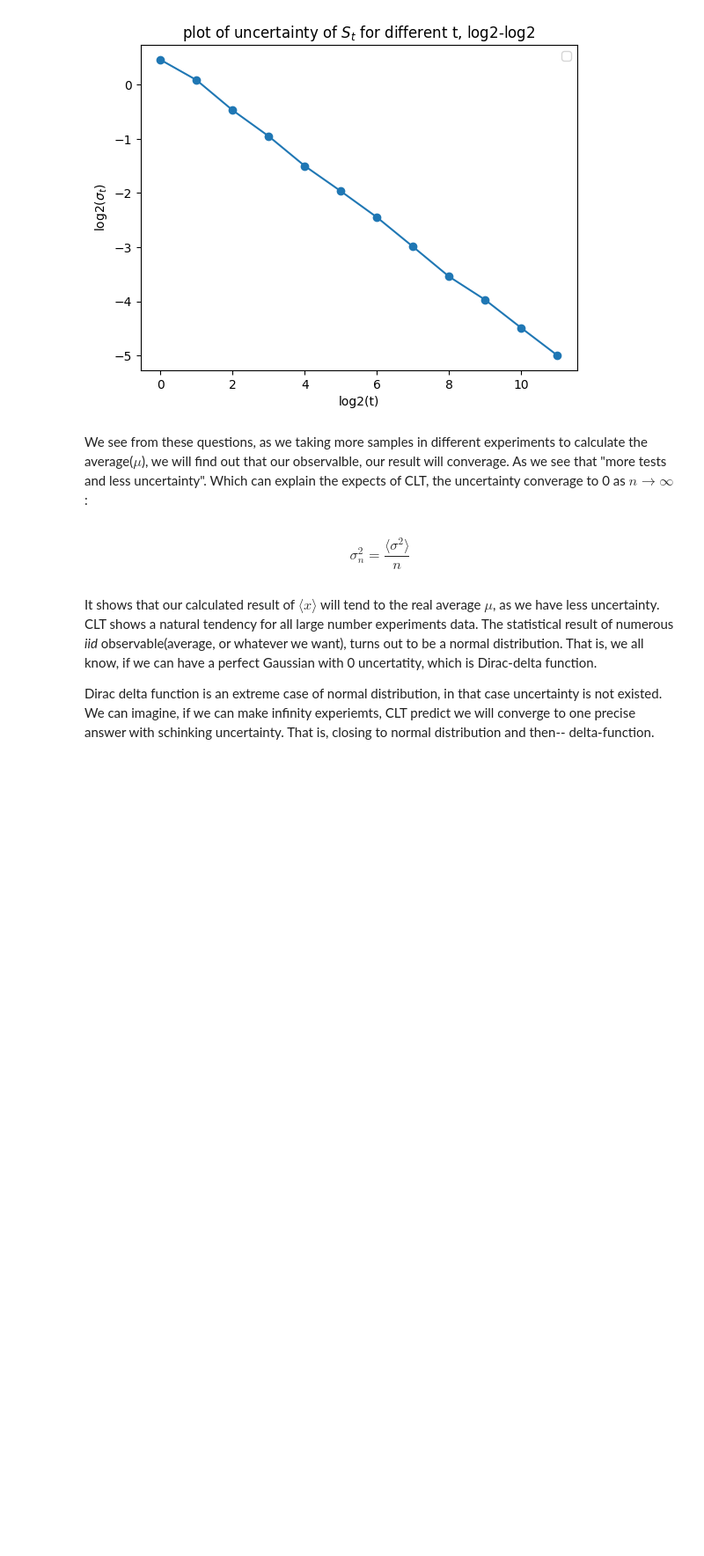
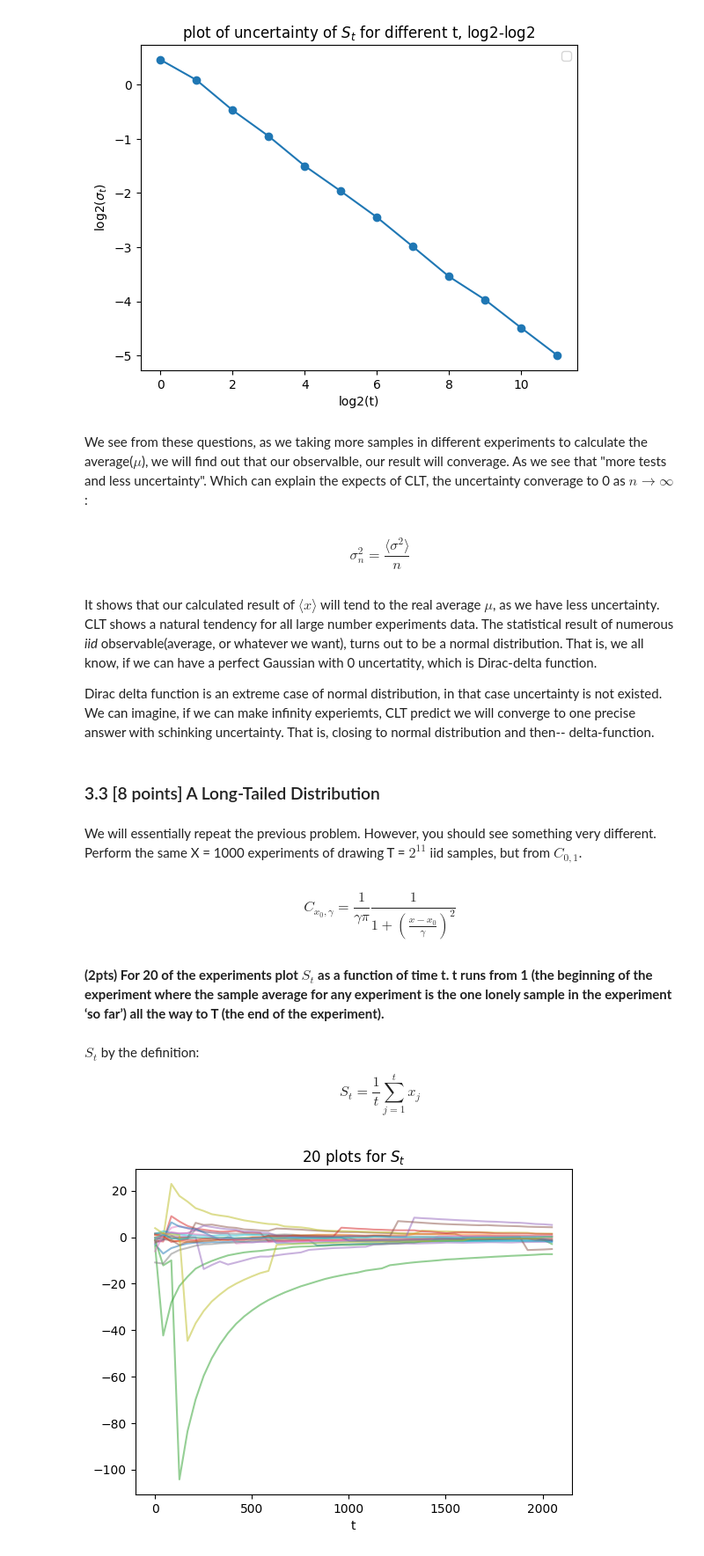
Before and after one commit to LeeYee2002/Computational-Physics-HW, a Jupyter notebook: HW3.ipynb, the cells around one changed output. Shown: that part at 88% size. Cells and saved outputs as stored; diff of their text form; code cells hidden in the pictures; blank space fills up the shorter version.

```diff
--- a/HW3.ipynb
+++ b/HW3.ipynb
@@ -204,3 +205,37 @@ $$\sigma^2_n = \frac{\langle \sigma^2 \rangle}{n}$$
 It shows that our calculated result of $\langle x \rangle$ will tend to the real average $\mu$, as we have less uncertainty. CLT shows a natural tendency for all large number experiments data. The statistical result of numerous *iid* observable(average, or whatever we want), turns out to be a normal distribution. That is, we all know, if we can have a perfect Gaussian with 0 uncertatity, which is Dirac-delta function.
 
 Dirac delta function is an extreme case of normal distribution, in that case uncertainty is not existed. We can imagine, if we can make infinity experiemts, CLT predict we will converge to one precise answer with schinking uncertainty. That is, closing to normal distribution and then-- delta-function.
+# %% [markdown]
+### 3.3 [8 points] A Long-Tailed Distribution
+# %% [markdown]
+We will essentially repeat the previous problem. However, you should see something very different. Perform the same X = 1000 experiments of drawing T = $2^{11}$ iid samples, but from $C_{0,1}$.
+# %% [markdown]
+$$C_{x_0,\gamma} = \frac{1}{\gamma \pi} \frac{1}{ 1 + (\frac{x-x_0}{\gamma})^2}$$
+# %% [markdown]
+**(2pts) For 20 of the experiments plot $S_t$ as a function of time t. t runs from 1 (the beginning of the experiment where the sample average for any experiment is the one lonely sample in the experiment ‘so far’) all the way to T (the end of the experiment).**
+# %% [markdown]
+$S_t$ by the definition:
+
+$$S_t = \frac{1}{t} \sum^t_{j=1} x_j$$
+# %%
+import numpy as np
+import matplotlib.pyplot as plt
+x_0, gamma = 0, 1
+experiments = 20
+samples = 2**11
+t_0 = np.linspace(1,2**11)  #t : time dependent
+for i in range(experiments):
+    experiment_record = [] #we record all result from an experiment, from t=1 ~2**11
+    experiment_average_record = [] #we record our average S_t
+    for t in t_0:
+        result =np.random.standard_cauchy(size=None) #which use x_0 =0, gamma = 1. standard cauchy distribution
+        #print(result)
+        experiment_record.append(result)
+        experiment_average_record.append(sum(experiment_record)/len(experiment_record))
+    plt.plot(t_0,experiment_average_record, alpha = 0.5)
+
+plt.title("20 plots for $S_t$")
+plt.xlabel("t")
+plt.show()
+# %% [output]
+[figure, added]
```
Also changed, not shown: parts of 17 cells of this notebook.
